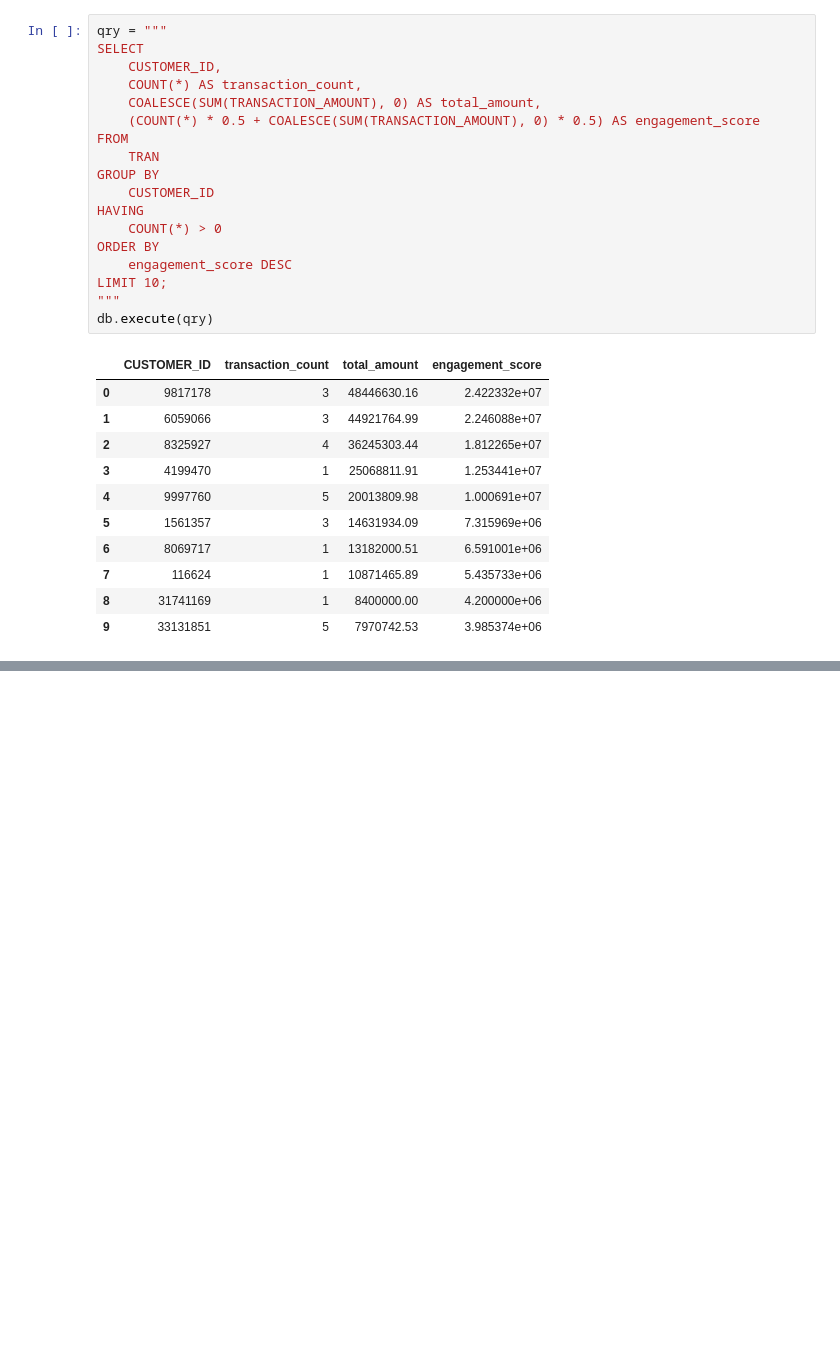
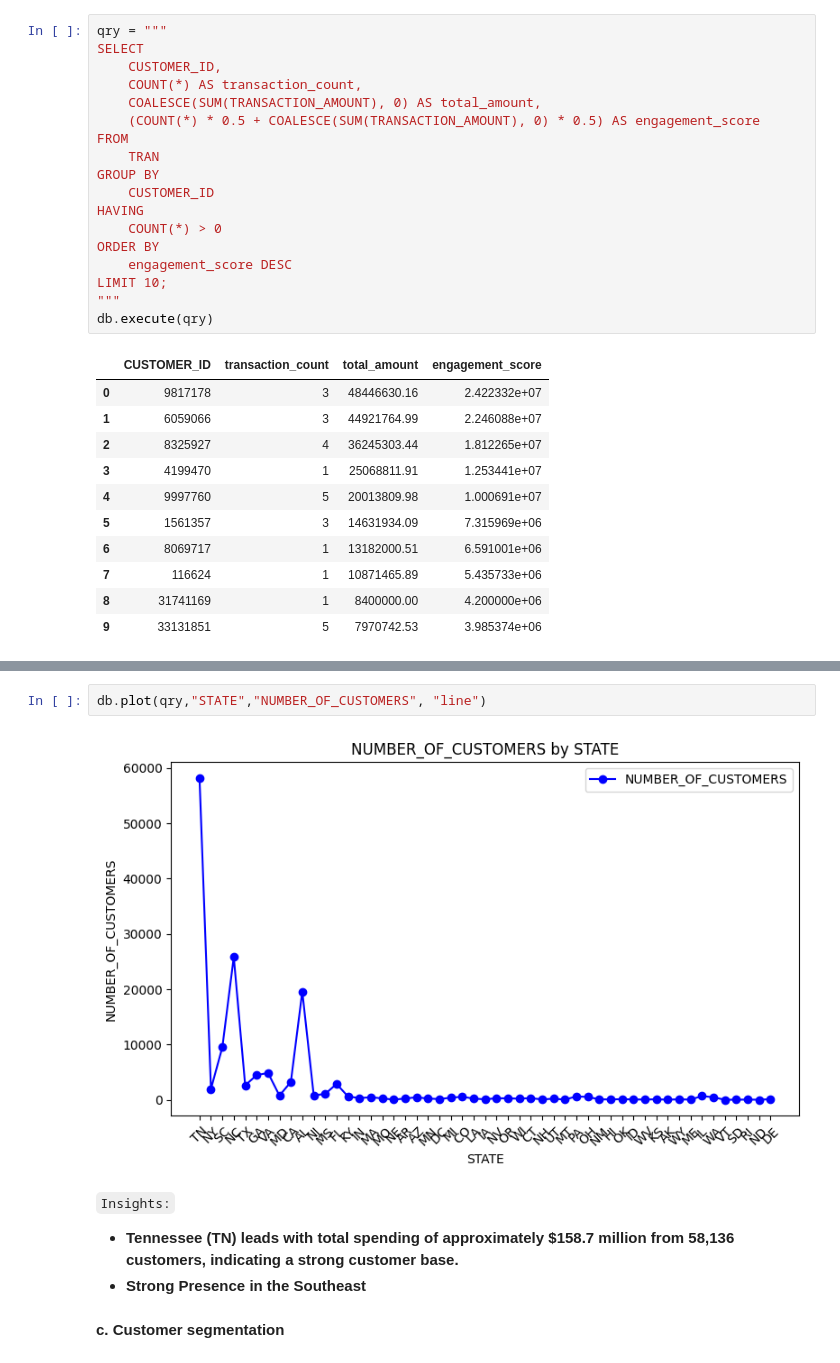
Before and after one commit to scidata-22/star-api, a Jupyter notebook: 03_customer_transaction.ipynb, the cells around one changed output, grey strips where cells are left out. Drawn from its saved outputs; the diff is of its cells as text; blank space fills up the shorter version.

```diff
--- a/03_customer_transaction.ipynb
+++ b/03_customer_transaction.ipynb
@@ -238,3 +344,13 @@ db.execute(qry)
+# %%
+db.plot(qry,"STATE","NUMBER_OF_CUSTOMERS", "line")
+# %% [output]
+[figure, added]
+# %% [markdown]
+`Insights:`
+- **Tennessee (TN) leads with total spending of approximately $158.7 million from 58,136 customers, indicating a strong customer base.**
+- **Strong Presence in the Southeast**
+# %% [markdown]
+__c. Customer segmentation__
 # %%
 qry = """
 SELECT
```
Also changed, not shown: parts of 35 cells of this notebook.
